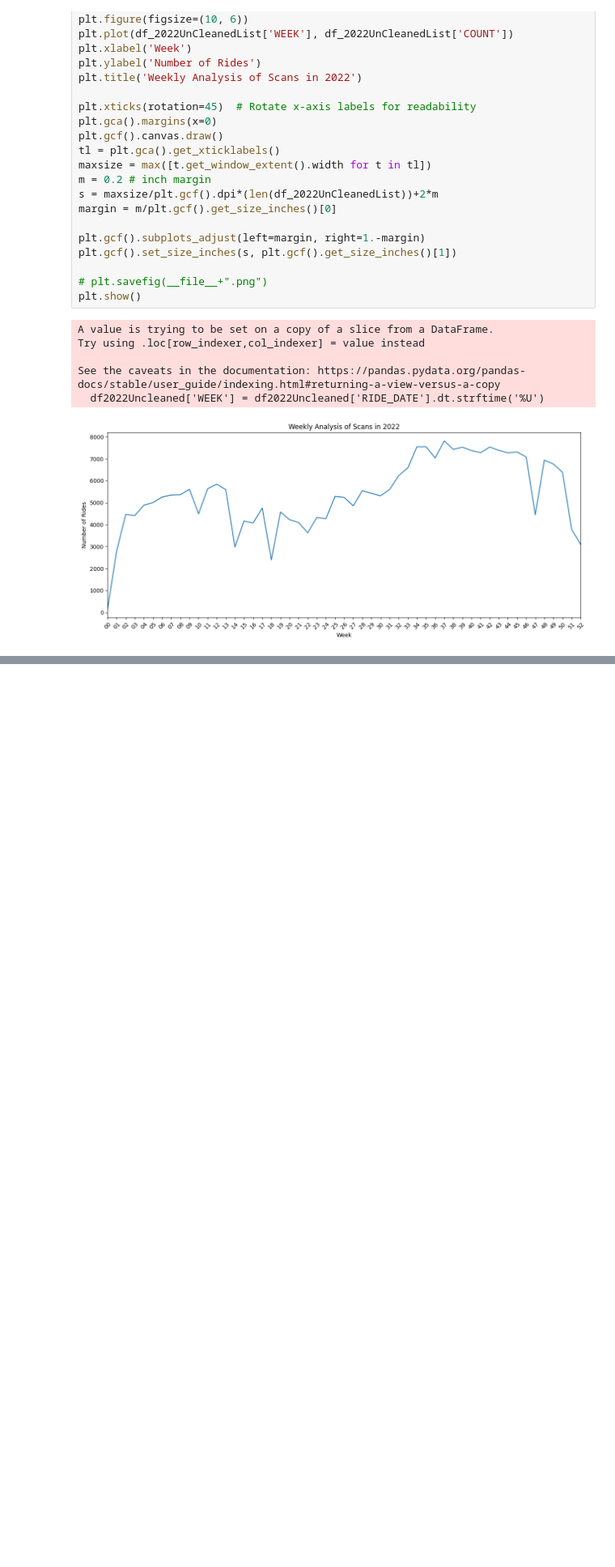
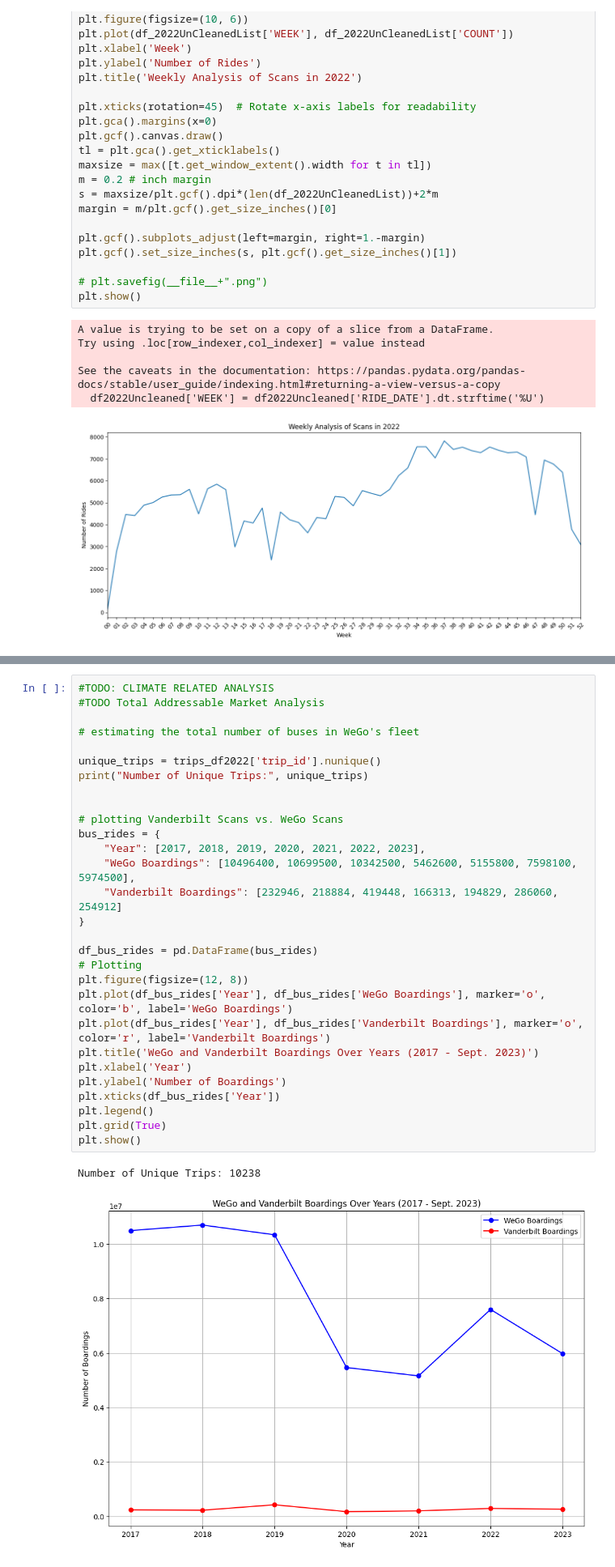
Before and after one commit to SySyAli/vanderbilt_movevu, a Jupyter notebook: testing/testing2.ipynb, the cells around one changed output, grey strips where cells are left out. Shown at 81% size. Drawn from its saved outputs; the diff is of its cells as text; blank space fills up the shorter version.

```diff
--- a/testing/testing2.ipynb
+++ b/testing/testing2.ipynb
@@ -858,0 +1147,32 @@ See the caveats in the documentation: https://pandas.pydata.org/pandas-docs/stab
+# %%
+#TODO: CLIMATE RELATED ANALYSIS
+#TODO Total Addressable Market Analysis
+
+# estimating the total number of buses in WeGo's fleet
+
+unique_trips = trips_df2022['trip_id'].nunique()
+print("Number of Unique Trips:", unique_trips)
+
+
+# plotting Vanderbilt Scans vs. WeGo Scans
+bus_rides = {
+    "Year": [2017, 2018, 2019, 2020, 2021, 2022, 2023],
+    "WeGo Boardings": [10496400, 10699500, 10342500, 5462600, 5155800, 7598100, 5974500],
+    "Vanderbilt Boardings": [232946, 218884, 419448, 166313, 194829, 286060, 254912]
+}
+
+df_bus_rides = pd.DataFrame(bus_rides)
+# Plotting
+plt.figure(figsize=(12, 8))
+plt.plot(df_bus_rides['Year'], df_bus_rides['WeGo Boardings'], marker='o', color='b', label='WeGo Boardings')
+plt.plot(df_bus_rides['Year'], df_bus_rides['Vanderbilt Boardings'], marker='o', color='r', label='Vanderbilt Boardings')
+plt.title('WeGo and Vanderbilt Boardings Over Years (2017 - Sept. 2023)')
+plt.xlabel('Year')
+plt.ylabel('Number of Boardings')
+plt.xticks(df_bus_rides['Year'])
+plt.legend()
+plt.grid(True)
+plt.show()
+# %% [output]
+Number of Unique Trips: 10238
+[figure, added]
```
Also changed, not shown: parts of 7 cells of this notebook, 1 other file.
